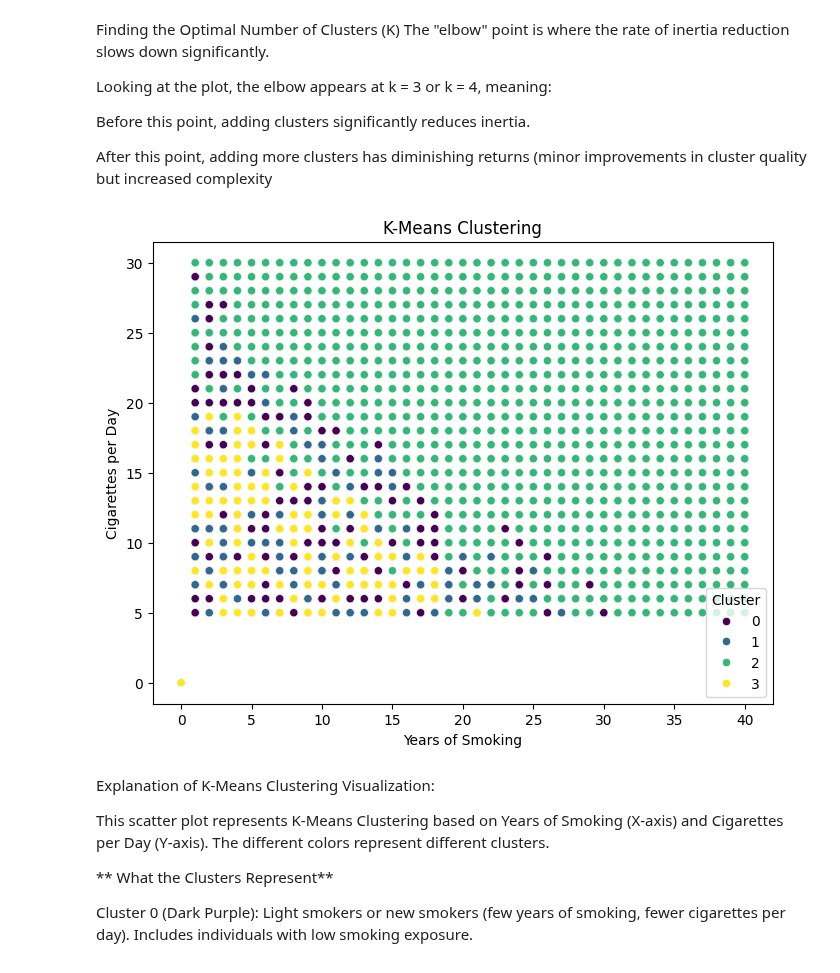
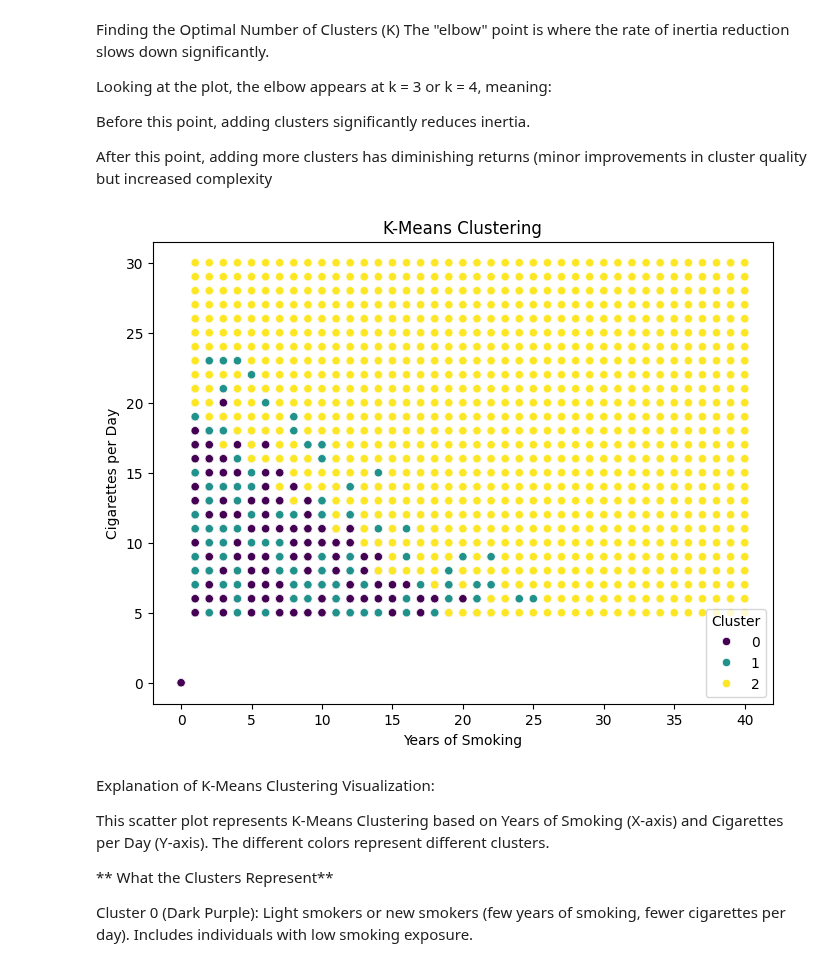
Before and after one commit to sowmyarshetty/Project2-AI-Class, a Jupyter notebook: Project2_AI_LungCancer.ipynb, the cells around one changed output. Saved outputs shown, nothing was run; the diff lists cells and outputs as text; code cells hidden in the pictures.

```diff
--- a/Project2_AI_LungCancer.ipynb
+++ b/Project2_AI_LungCancer.ipynb
@@ -622,18 +622,18 @@ Before this point, adding clusters significantly reduces inertia.
 
 After this point, adding more clusters has diminishing returns (minor improvements in cluster quality but increased complexity
 # %%
-# Fit K-Means with optimal k (assumed k=4 from the elbow method)
-kmeans = KMeans(n_clusters=4, random_state=42)
+# Fit K-Means with optimal k (assumed k=3 from the elbow method)
+kmeans = KMeans(n_clusters=3, random_state=42)
 data["Cluster"] = kmeans.fit_predict(X_scaled)
 # Visualize Clusters
 plt.figure(figsize=(8,6))
 sns.scatterplot(x=data["Years_of_Smoking"], y=data["Cigarettes_per_Day"], hue=data["Cluster"], palette="viridis")
 plt.xlabel("Years of Smoking")
 plt.ylabel("Cigarettes per Day")
 plt.title("K-Means Clustering")
 plt.show()
 # %% [output]
-[figure, old version]
+[figure, new version]
 # %% [markdown]
 Explanation of K-Means Clustering Visualization:
 
```
Also changed, not shown: parts of 3 cells of this notebook.
